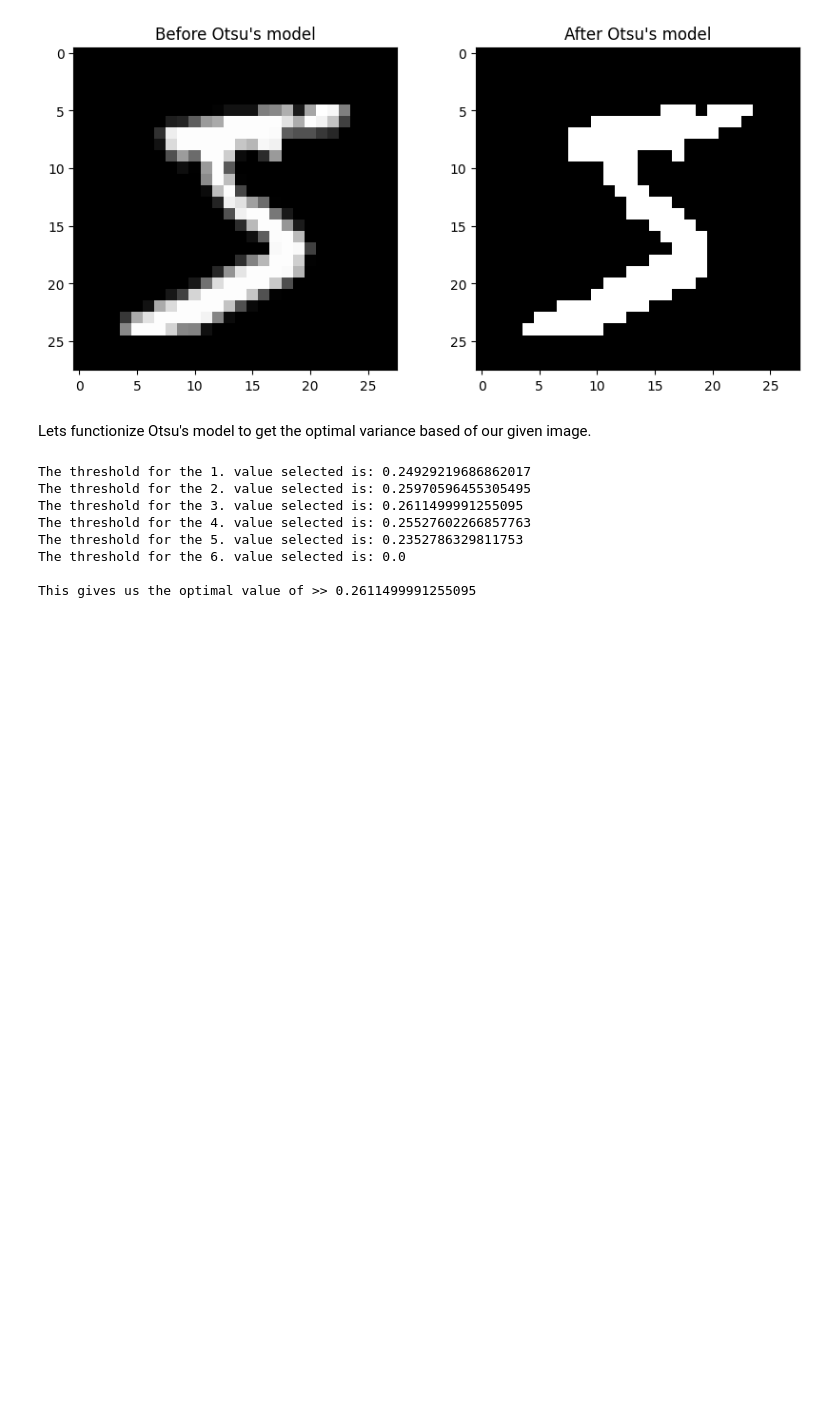
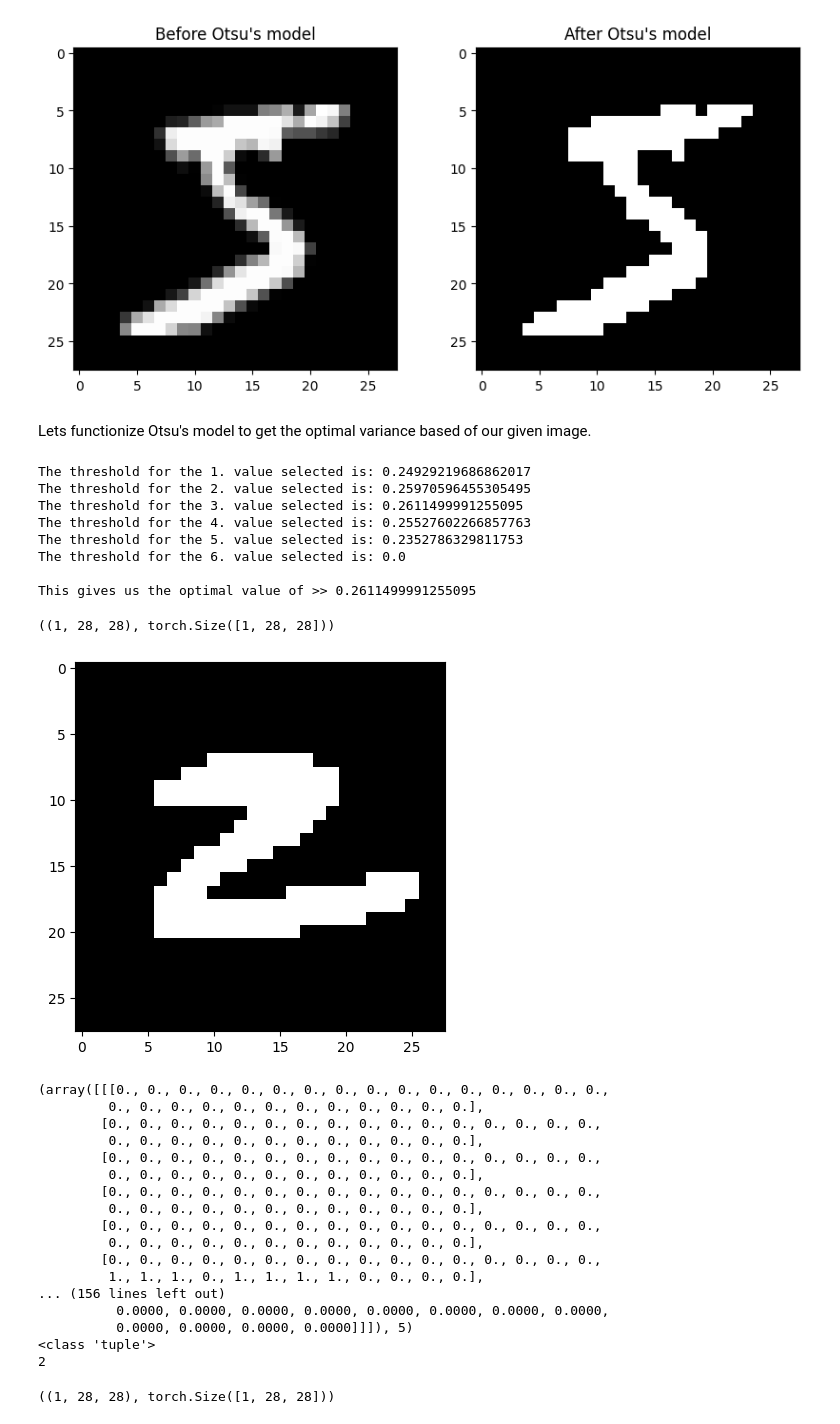
Before and after one commit to haldonmez/mnist-digit-recognizer, a Jupyter notebook: Model_2.ipynb, the cells around one changed output. Drawn from its saved outputs; the diff is of its cells as text; code cells hidden in the pictures; blank space fills up the shorter version.

```diff
--- a/Model_2.ipynb
+++ b/Model_2.ipynb
@@ -218,0 +202,70 @@ image_otsu = threshold_image(image, thr)
+# %%
+image_otsu = threshold_image(image, best_variance)
+# %% [output]
+((1, 28, 28), torch.Size([1, 28, 28]))
+# %%
+from torch.utils.data import Dataset
+import matplotlib.pyplot as plt
+import os
+import numpy as np
+
+# Path where you want to save the new dataset
+dataset_path = '/content/data/MNIST/MNIST_Traning_Otsu/dataset3.pt'
+
+if not os.path.exists(dataset_path):
+    # If the dataset does not exist, apply the function and create it
+    train_data_otsu = [(threshold_image(image[0], 0.2611499991255095), label) for image, label in train_data]
+
+    # Save the new dataset
+    torch.save(train_data_otsu, dataset_path)
+else:
+    # If the dataset already exists, load it
+    train_data_otsu = torch.load(dataset_path)
+
+
+image, label = train_data_otsu[189]
+image2, label2 = train_data[189]
+#Plot the image
+plt.imshow(image.squeeze(), cmap='gray')
+plt.show()
+len(train_data), len(train_data_otsu)
+# Print the first element of train_data
+print(train_data_otsu[0])
+
+# Print the type of the first element of train_data
+print(type(train_data_otsu[0]))
+
+# If the first element is a tuple or list, print its length
+if isinstance(train_data_otsu[0], (tuple, list)):
+    print(len(train_data_otsu[0]))
+
+print(train_data[0])
+
+# Print the type of the first element of train_data
+print(type(train_data[0]))
+
+# If the first element is a tuple or list, print its length
+if isinstance(train_data[0], (tuple, list)):
+    print(len(train_data[0]))
+
+image.shape, image2.shape
+# %% [output]
+[figure, added]
+(array([[[0., 0., 0., 0., 0., 0., 0., 0., 0., 0., 0., 0., 0., 0., 0., 0.,
+         0., 0., 0., 0., 0., 0., 0., 0., 0., 0., 0., 0.],
+        [0., 0., 0., 0., 0., 0., 0., 0., 0., 0., 0., 0., 0., 0., 0., 0.,
+         0., 0., 0., 0., 0., 0., 0., 0., 0., 0., 0., 0.],
+        [0., 0., 0., 0., 0., 0., 0., 0., 0., 0., 0., 0., 0., 0., 0., 0.,
+         0., 0., 0., 0., 0., 0., 0., 0., 0., 0., 0., 0.],
+        [0., 0., 0., 0., 0., 0., 0., 0., 0., 0., 0., 0., 0., 0., 0., 0.,
+         0., 0., 0., 0., 0., 0., 0., 0., 0., 0., 0., 0.],
+        [0., 0., 0., 0., 0., 0., 0., 0., 0., 0., 0., 0., 0., 0., 0., 0.,
+         0., 0., 0., 0., 0., 0., 0., 0., 0., 0., 0., 0.],
+        [0., 0., 0., 0., 0., 0., 0., 0., 0., 0., 0., 0., 0., 0., 0., 0.,
+         1., 1., 1., 0., 1., 1., 1., 1., 0., 0., 0., 0.],
+... (156 lines left out)
+          0.0000, 0.0000, 0.0000, 0.0000, 0.0000, 0.0000, 0.0000, 0.0000,
+          0.0000, 0.0000, 0.0000, 0.0000]]]), 5)
+<class 'tuple'>
+2
+((1, 28, 28), torch.Size([1, 28, 28]))
```
Also changed, not shown: parts of 15 cells of this notebook.
